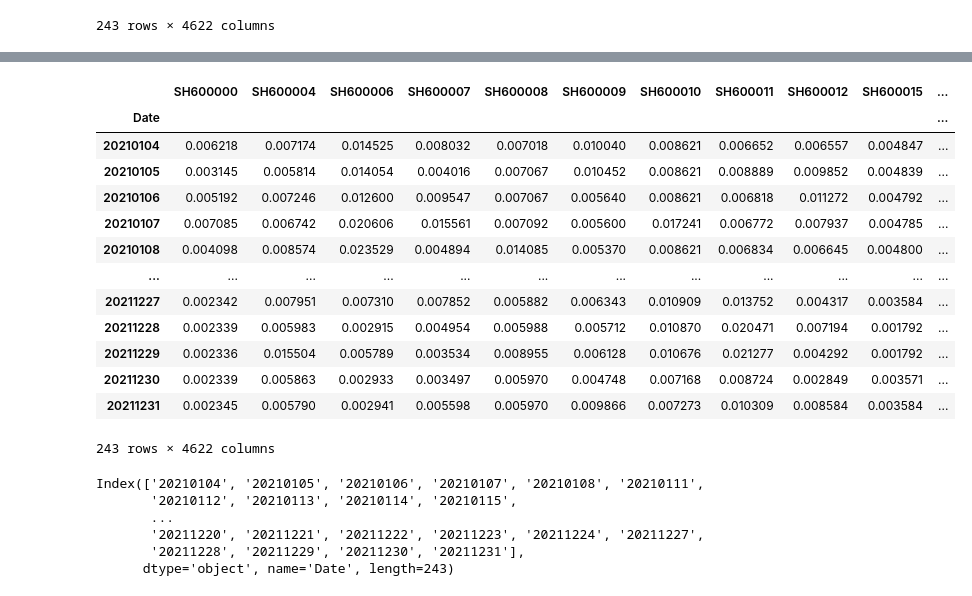
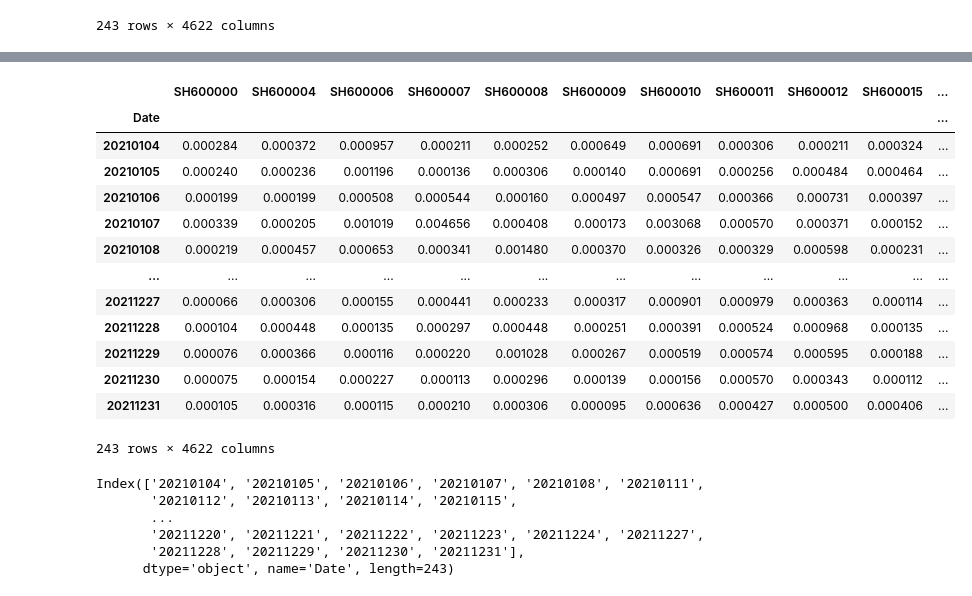
Before and after one commit to ForestMayJun/Quant, a Jupyter notebook: minute_alpha/stop_trade.ipynb, the cells around one changed output, grey strips where cells are left out. Drawn from its saved outputs; the diff is of its cells as text; code cells hidden in the pictures.

```diff
--- a/minute_alpha/stop_trade.ipynb
+++ b/minute_alpha/stop_trade.ipynb
@@ -169,21 +169,21 @@ for i in range(20, 50):
 # %%
-factor = pd.read_csv('/mnt/datadisk2/aglv/aglv/lab_aglv/aglv_factor/min_corr/extre_return_absmax_min.csv')
+factor = pd.read_csv('/mnt/datadisk2/aglv/aglv/lab_aglv/aglv_factor/fa_21_23/longshort_v3_vol_ret_w15_21_min.csv')
 factor = factor.set_index('Date')
 factor
 # %% [output]
 |  | SH600000 | SH600004 | SH600006 | SH600007 | SH600008 | SH600009 | SH600010 | SH600011 | SH600012 | SH600015 | ... |
 | Date |  |  |  |  |  |  |  |  |  |  | ... |
-| 20210104 | 0.006218 | 0.007174 | 0.014525 | 0.008032 | 0.007018 | 0.010040 | 0.008621 | 0.006652 | 0.006557 | 0.004847 | ... |
-| 20210105 | 0.003145 | 0.005814 | 0.014054 | 0.004016 | 0.007067 | 0.010452 | 0.008621 | 0.008889 | 0.009852 | 0.004839 | ... |
-| 20210106 | 0.005192 | 0.007246 | 0.012600 | 0.009547 | 0.007067 | 0.005640 | 0.008621 | 0.006818 | 0.011272 | 0.004792 | ... |
-| 20210107 | 0.007085 | 0.006742 | 0.020606 | 0.015561 | 0.007092 | 0.005600 | 0.017241 | 0.006772 | 0.007937 | 0.004785 | ... |
-| 20210108 | 0.004098 | 0.008574 | 0.023529 | 0.004894 | 0.014085 | 0.005370 | 0.008621 | 0.006834 | 0.006645 | 0.004800 | ... |
+| 20210104 | 0.000284 | 0.000372 | 0.000957 | 0.000211 | 0.000252 | 0.000649 | 0.000691 | 0.000306 | 0.000211 | 0.000324 | ... |
+| 20210105 | 0.000240 | 0.000236 | 0.001196 | 0.000136 | 0.000306 | 0.000140 | 0.000691 | 0.000256 | 0.000484 | 0.000464 | ... |
+| 20210106 | 0.000199 | 0.000199 | 0.000508 | 0.000544 | 0.000160 | 0.000497 | 0.000547 | 0.000366 | 0.000731 | 0.000397 | ... |
+| 20210107 | 0.000339 | 0.000205 | 0.001019 | 0.004656 | 0.000408 | 0.000173 | 0.003068 | 0.000570 | 0.000371 | 0.000152 | ... |
+| 20210108 | 0.000219 | 0.000457 | 0.000653 | 0.000341 | 0.001480 | 0.000370 | 0.000326 | 0.000329 | 0.000598 | 0.000231 | ... |
 | ... | ... | ... | ... | ... | ... | ... | ... | ... | ... | ... | ... |
-| 20211227 | 0.002342 | 0.007951 | 0.007310 | 0.007852 | 0.005882 | 0.006343 | 0.010909 | 0.013752 | 0.004317 | 0.003584 | ... |
-| 20211228 | 0.002339 | 0.005983 | 0.002915 | 0.004954 | 0.005988 | 0.005712 | 0.010870 | 0.020471 | 0.007194 | 0.001792 | ... |
-| 20211229 | 0.002336 | 0.015504 | 0.005789 | 0.003534 | 0.008955 | 0.006128 | 0.010676 | 0.021277 | 0.004292 | 0.001792 | ... |
-| 20211230 | 0.002339 | 0.005863 | 0.002933 | 0.003497 | 0.005970 | 0.004748 | 0.007168 | 0.008724 | 0.002849 | 0.003571 | ... |
-| 20211231 | 0.002345 | 0.005790 | 0.002941 | 0.005598 | 0.005970 | 0.009866 | 0.007273 | 0.010309 | 0.008584 | 0.003584 | ... |
+| 20211227 | 0.000066 | 0.000306 | 0.000155 | 0.000441 | 0.000233 | 0.000317 | 0.000901 | 0.000979 | 0.000363 | 0.000114 | ... |
+| 20211228 | 0.000104 | 0.000448 | 0.000135 | 0.000297 | 0.000448 | 0.000251 | 0.000391 | 0.000524 | 0.000968 | 0.000135 | ... |
+| 20211229 | 0.000076 | 0.000366 | 0.000116 | 0.000220 | 0.001028 | 0.000267 | 0.000519 | 0.000574 | 0.000595 | 0.000188 | ... |
+| 20211230 | 0.000075 | 0.000154 | 0.000227 | 0.000113 | 0.000296 | 0.000139 | 0.000156 | 0.000570 | 0.000343 | 0.000112 | ... |
+| 20211231 | 0.000105 | 0.000316 | 0.000115 | 0.000210 | 0.000306 | 0.000095 | 0.000636 | 0.000427 | 0.000500 | 0.000406 | ... |
 243 rows × 4622 columns
 # %%
 factor.index = stop_stock.index
```
Also changed, not shown: parts of 9 cells of this notebook, 7 other files.
